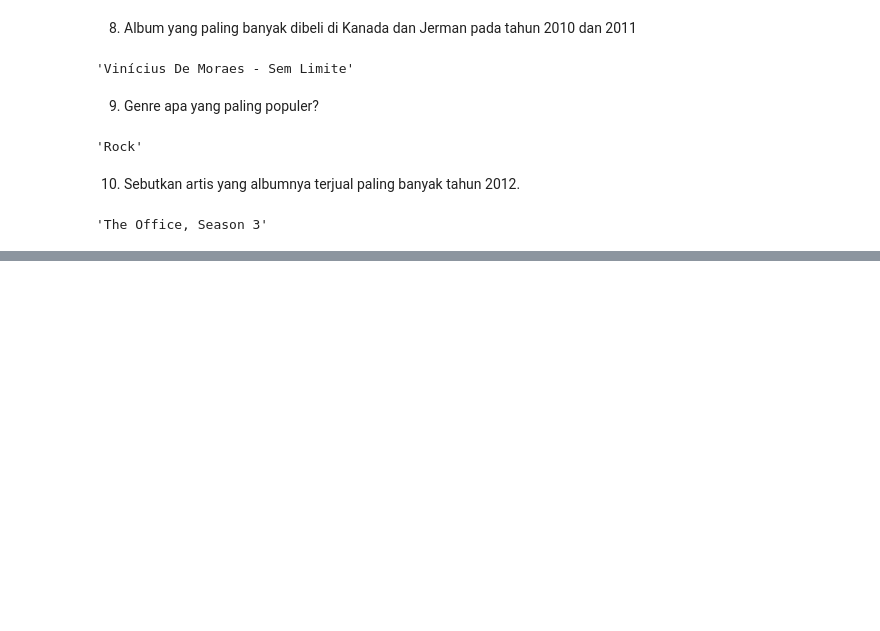
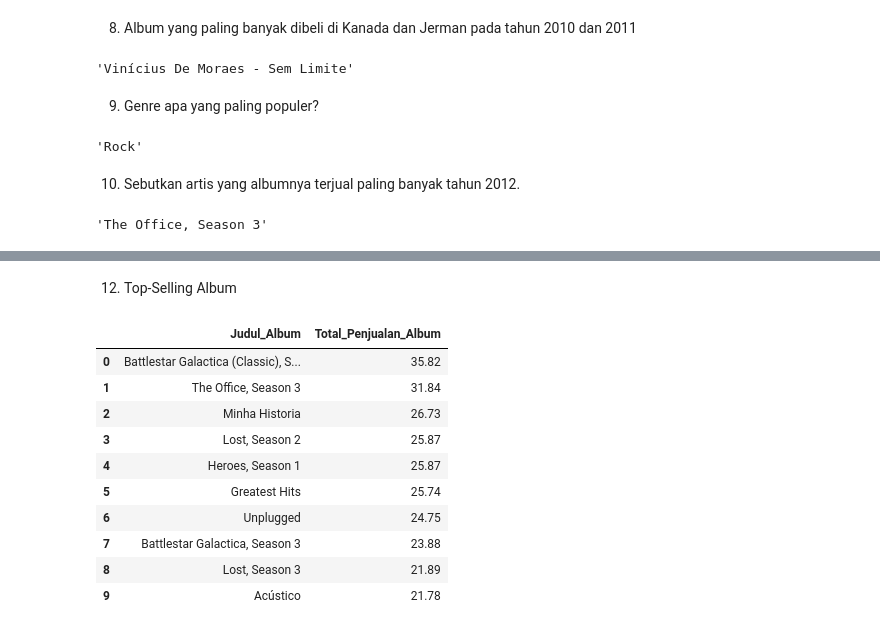
Before and after one commit to linglingshere/Analisis-Data-Penjualan-Musik, a Jupyter notebook: Analisis_Data_Penjualan_Musik.ipynb, the cells around one changed output, grey strips where cells are left out. Saved outputs shown, nothing was run; the diff lists cells and outputs as text; code cells hidden in the pictures; blank space fills up the shorter version.

```diff
--- a/Analisis_Data_Penjualan_Musik.ipynb
+++ b/Analisis_Data_Penjualan_Musik.ipynb
@@ -267,0 +302,27 @@ artis_terlaris
+# %% [markdown]
+12. Top-Selling Album
+# %%
+query = """
+SELECT title AS 'Judul_Album', SUM(invoice_items.UnitPrice) AS 'Total_Penjualan_Album'
+FROM albums
+LEFT JOIN tracks USING(Albumid)
+LEFT JOIN invoice_items USING(Trackid)
+GROUP BY title
+ORDER BY Total_Penjualan_Album DESC
+LIMIT 10
+"""
+
+total_penjualan_tiap_album = pd.read_sql_query(query,conn)
+total_penjualan_tiap_album
+# %% [output]
+|  | Judul_Album | Total_Penjualan_Album |
+| 0 | Battlestar Galactica (Classic), S... | 35.82 |
+| 1 | The Office, Season 3 | 31.84 |
+| 2 | Minha Historia | 26.73 |
+| 3 | Lost, Season 2 | 25.87 |
+| 4 | Heroes, Season 1 | 25.87 |
+| 5 | Greatest Hits | 25.74 |
+| 6 | Unplugged | 24.75 |
+| 7 | Battlestar Galactica, Season 3 | 23.88 |
+| 8 | Lost, Season 3 | 21.89 |
+| 9 | Acústico | 21.78 |
```
Also changed, not shown: parts of 7 cells of this notebook.
